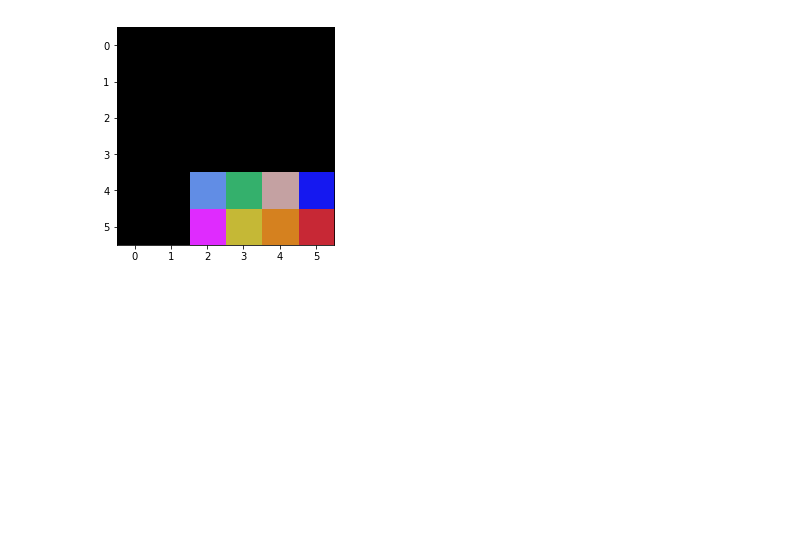
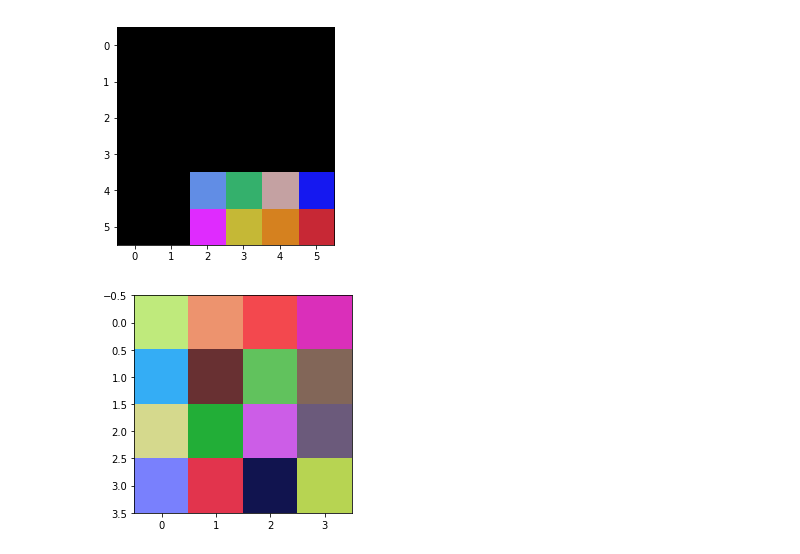
Before and after one commit to Lewington-pitsos/neural_synthesis, a Jupyter notebook: pad.ipynb, the cells around one changed output. Drawn from its saved outputs; the diff is of its cells as text; code cells hidden in the pictures; blank space fills up the shorter version.

```diff
--- a/pad.ipynb
+++ b/pad.ipynb
@@ -44,3 +44,9 @@ for i in z:
 [figure]
 [figure]
 [figure]
+# %%
+x = img.random_image(1, 4)
+img.show_image(x)
+shifter = shift.Shifter()
+# %% [output]
+[figure, added]
```
Also changed, not shown: parts of 7 cells of this notebook, 2 other files.
